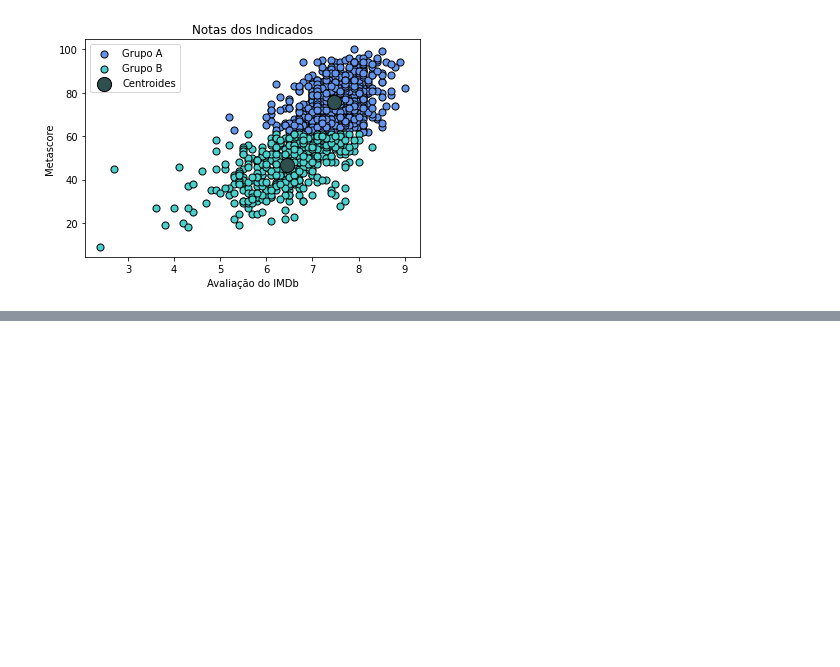
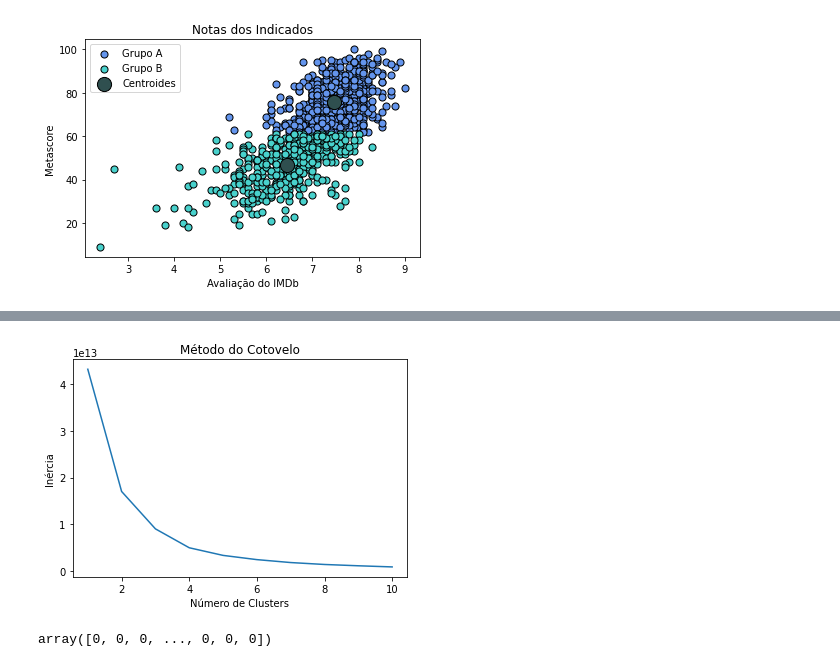
Before and after one commit to Jayvolv/Projeto-ICD, a Jupyter notebook: Fase_4.ipynb, the cells around one changed output, grey strips where cells are left out. Drawn from its saved outputs; the diff is of its cells as text; code cells hidden in the pictures; blank space fills up the shorter version.

```diff
--- a/Fase_4.ipynb
+++ b/Fase_4.ipynb
@@ -95,3 +95,9 @@ plt.legend()
 plt.show()
 # %% [output]
 [figure]
+# %%
+#Repetinto a filtragem dos dados:
+#Desta vez, foram escolhidos as notas do IMDb e o número de votos para visualizar a correlação.
+oscar_df_corte_2 = oscar_df.reindex(columns=['rate', 'votes'])
+oscar_df_corte_2 = oscar_df_corte_2.dropna()
+oscar_df_corte_2.head()
@@ -97,0 +111,24 @@ plt.show()
+# %%
+#Repetindo o Método do Cotovelo:
+
+inercia_2 = []
+
+for i in range(1, 11):
+    kmeans_oscar_2 = KMeans(n_clusters=i, init='k-means++', max_iter=300, n_init=10)
+    kmeans_oscar_2.fit(oscar_df_corte_2)
+    inercia_2.append(kmeans_oscar_2.inertia_)
+
+plt.plot(range(1, 11), inercia_2)
+plt.title("Método do Cotovelo")
+plt.xlabel("Número de Clusters")
+plt.ylabel("Inércia")
+plt.show()
+# %% [output]
+[figure, added]
+# %%
+#Dois, novamente, pareceu o número mais apropriado no gráfico, logo:
+kmeans_oscar_2 = KMeans(n_clusters=2, init='k-means++', max_iter=300, n_init=10)
+clusters_2 = kmeans_oscar_2.fit_predict(oscar_df_corte_2)
+clusters_2
+# %% [output]
+array([0, 0, 0, ..., 0, 0, 0])
```
Also changed, not shown: parts of 3 cells of this notebook.
